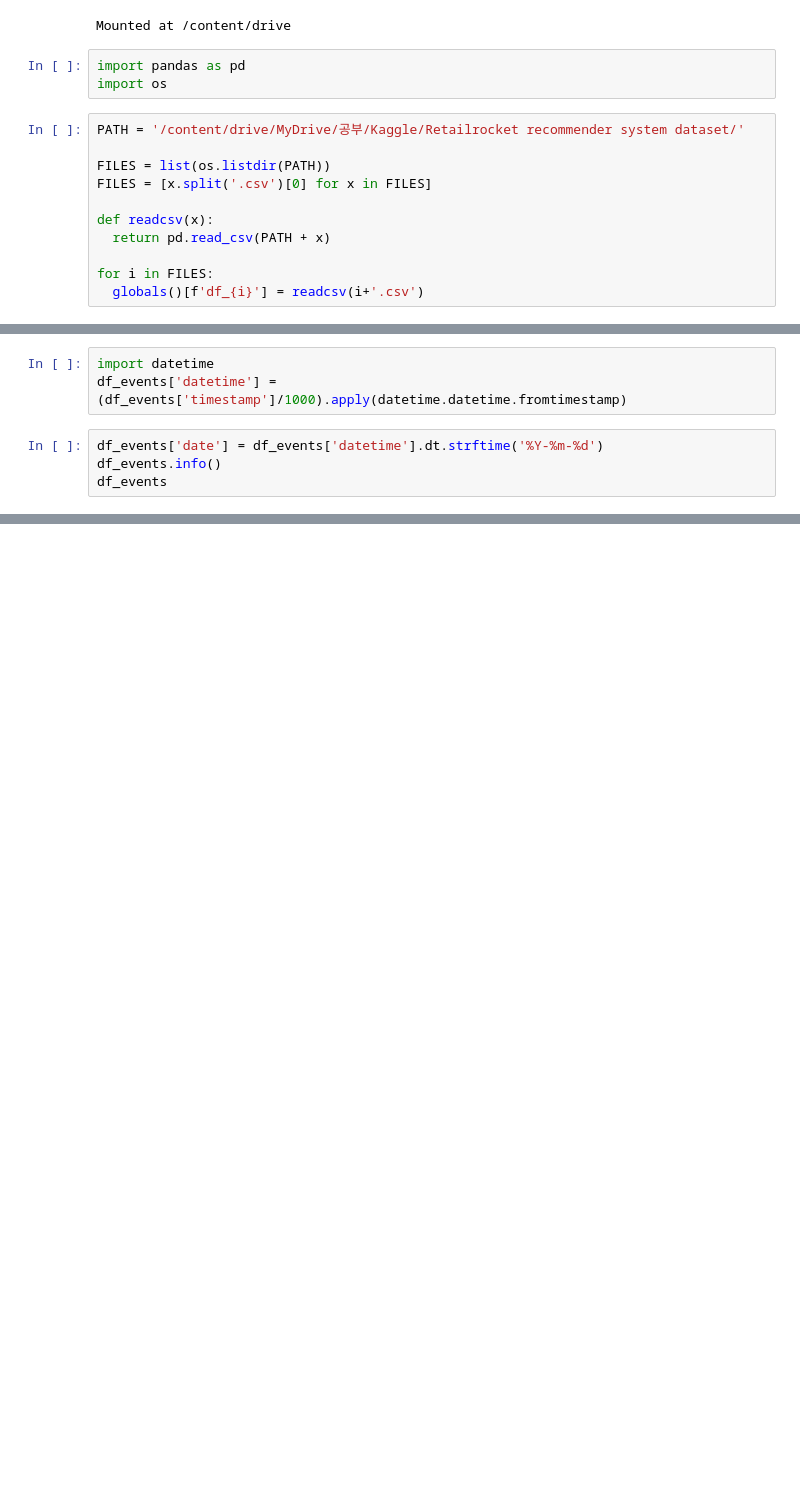
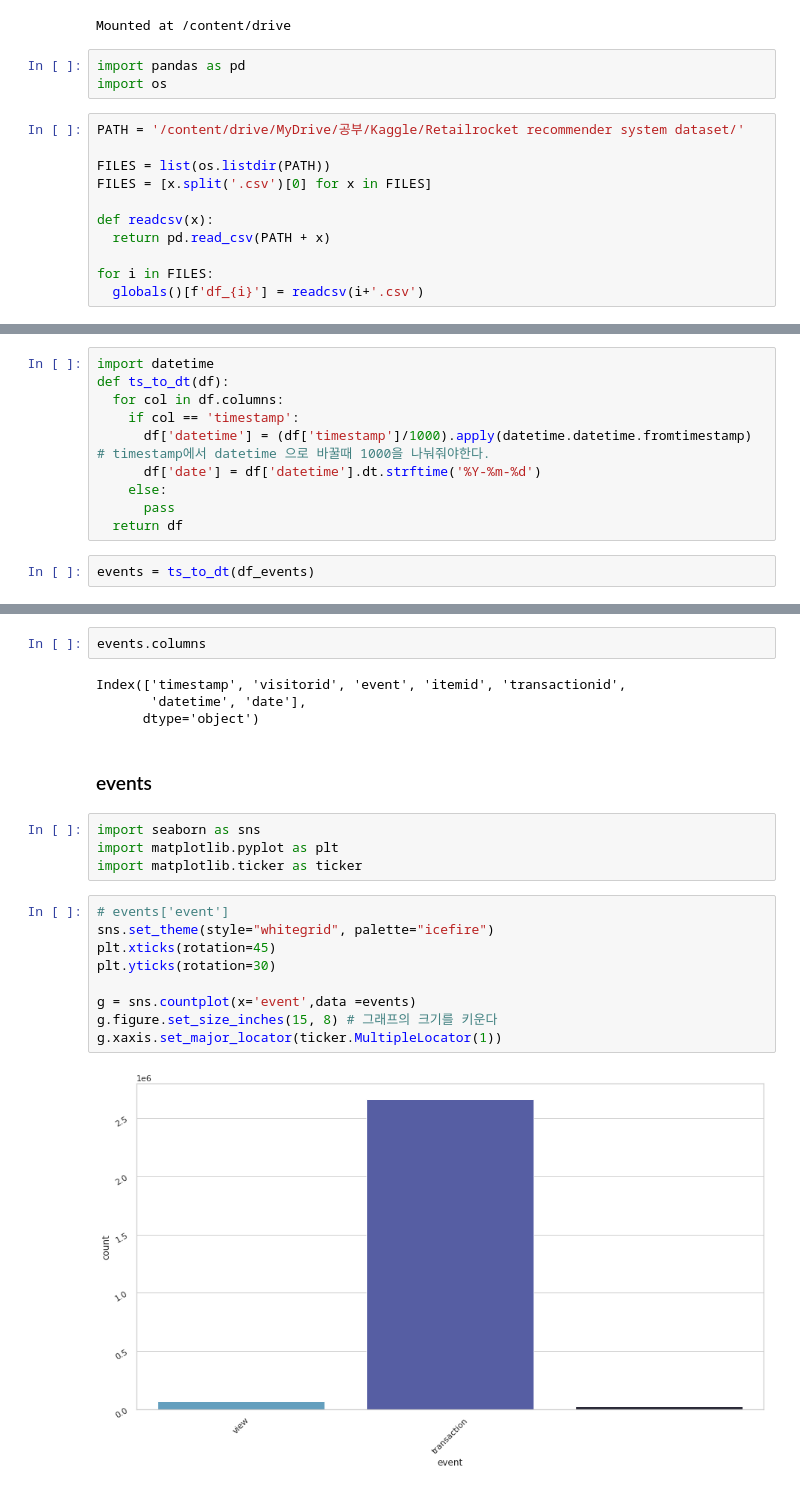
Before and after one commit to tkasod2/TIL, a Jupyter notebook: prj_analysis/Retailrocket_recommender_system_datase.ipynb, the cells around one changed output, grey strips where cells are left out. Cells and saved outputs as stored; diff of their text form; blank space fills up the shorter version.

```diff
--- a/prj_analysis/Retailrocket_recommender_system_datase.ipynb
+++ b/prj_analysis/Retailrocket_recommender_system_datase.ipynb
@@ -44,7 +34,0 @@ df_events.head()
-# %%
-import datetime
-df_events['datetime'] = (df_events['timestamp']/1000).apply(datetime.datetime.fromtimestamp)
-# %%
-df_events['date'] = df_events['datetime'].dt.strftime('%Y-%m-%d')
-df_events.info()
-df_events
@@ -96,0 +35,12 @@ df_item_properties_part2.head()
+# %%
+import datetime
+def ts_to_dt(df):
+  for col in df.columns:
+    if col == 'timestamp':
+      df['datetime'] = (df['timestamp']/1000).apply(datetime.datetime.fromtimestamp) # timestamp에서 datetime 으로 바꿀때 1000을 나눠줘야한다.
+      df['date'] = df['datetime'].dt.strftime('%Y-%m-%d')
+    else:
+      pass
+  return df
+# %%
+events = ts_to_dt(df_events)
@@ -96,0 +75,23 @@ df_item_properties_part2.head()
+# %%
+events.columns
+# %% [output]
+Index(['timestamp', 'visitorid', 'event', 'itemid', 'transactionid',
+       'datetime', 'date'],
+      dtype='object')
+# %% [markdown]
+### events
+# %%
+import seaborn as sns
+import matplotlib.pyplot as plt
+import matplotlib.ticker as ticker
+# %%
+# events['event']
+sns.set_theme(style="whitegrid", palette="icefire")
+plt.xticks(rotation=45)
+plt.yticks(rotation=30)
+
+g = sns.countplot(x='event',data =events)
+g.figure.set_size_inches(15, 8) # 그래프의 크기를 키운다
+g.xaxis.set_major_locator(ticker.MultipleLocator(1))
+# %% [output]
+[figure, added]
```
Also changed, not shown: parts of 12 cells of this notebook.
